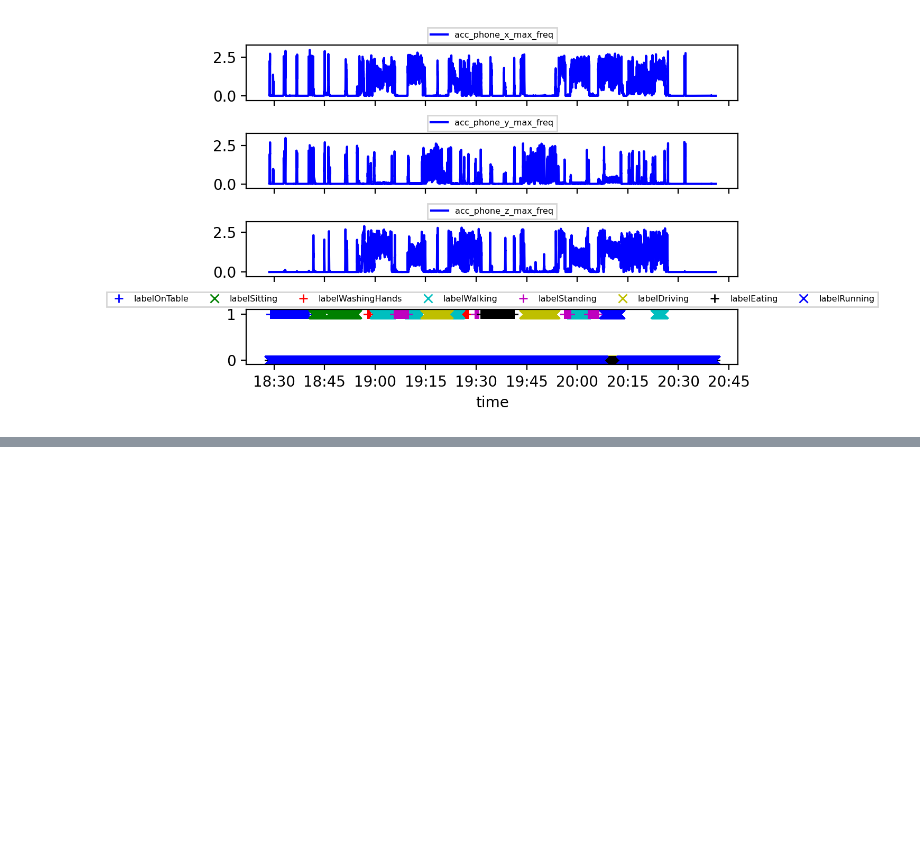
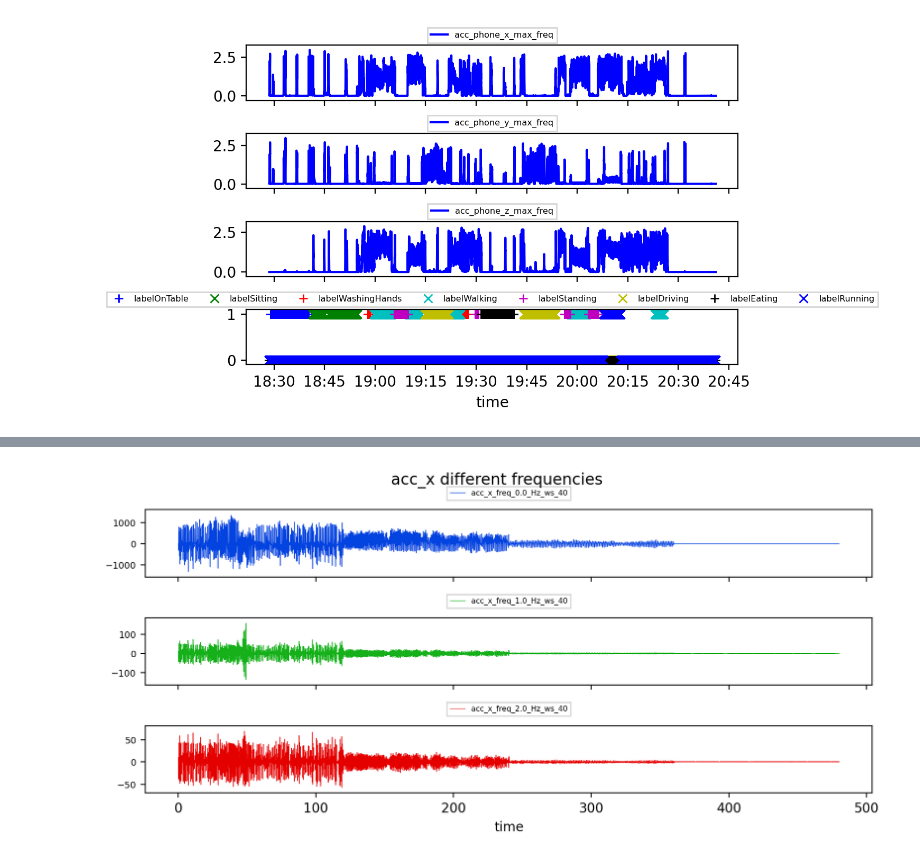
Before and after one commit to nedimazar/MLQS-G91-A1, a Jupyter notebook: src/A1_practical_ch4.ipynb, the cells around one changed output, grey strips where cells are left out. Cells and saved outputs as stored; diff of their text form; code cells hidden in the pictures; blank space fills up the shorter version.

```diff
--- a/src/A1_practical_ch4.ipynb
+++ b/src/A1_practical_ch4.ipynb
@@ -305,0 +226,5 @@ f2__
+# %%
+f_4_3 = plot_frequencies_ourDF(our_df, ['acc_x_freq_0.0_Hz_ws_40', 'acc_x_freq_1.0_Hz_ws_40', 'acc_x_freq_2.0_Hz_ws_40'], ['like','like', 'like'], ['line','line', 'line'],title="acc_x different frequencies")
+f_4_3
+# %% [output]
+[figure, added]
```
Also changed, not shown: parts of 23 cells of this notebook.
